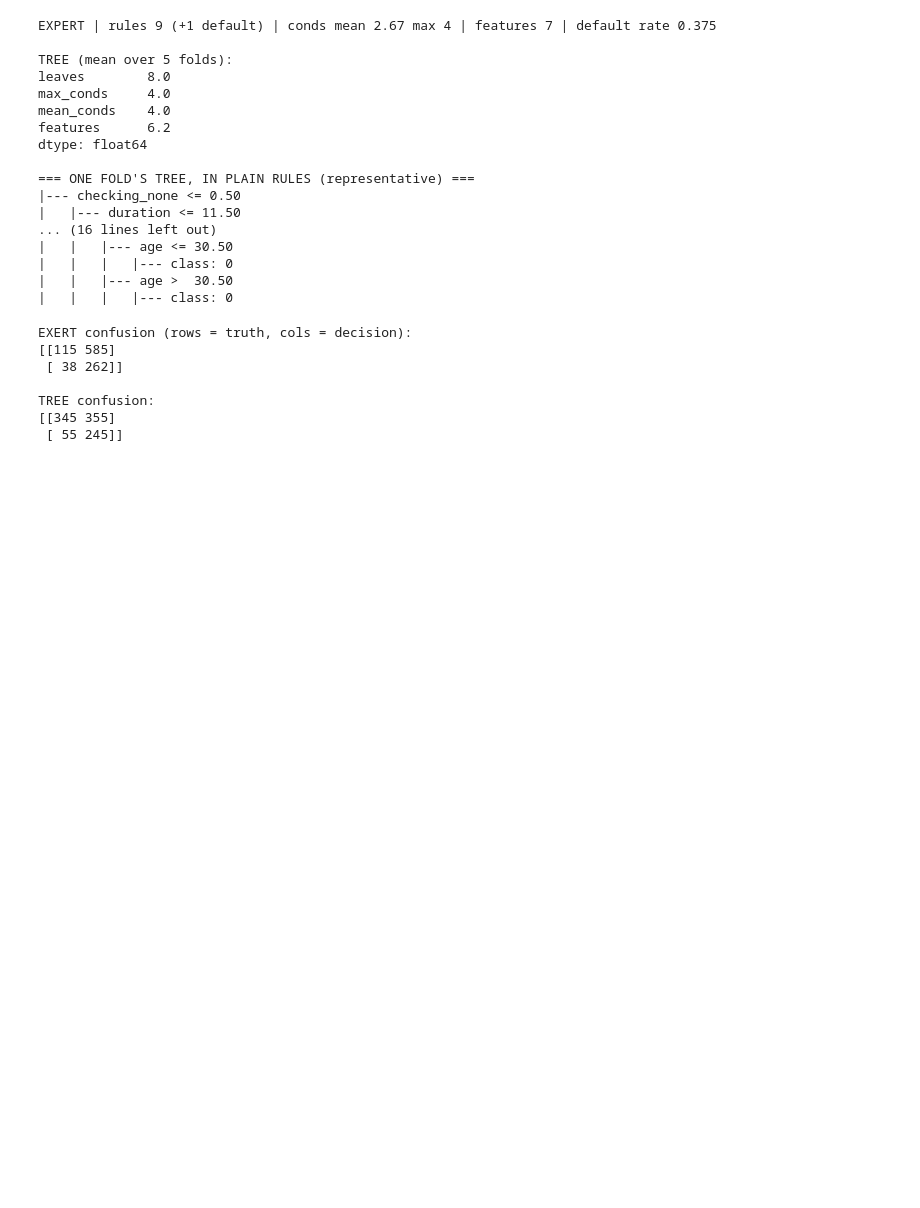
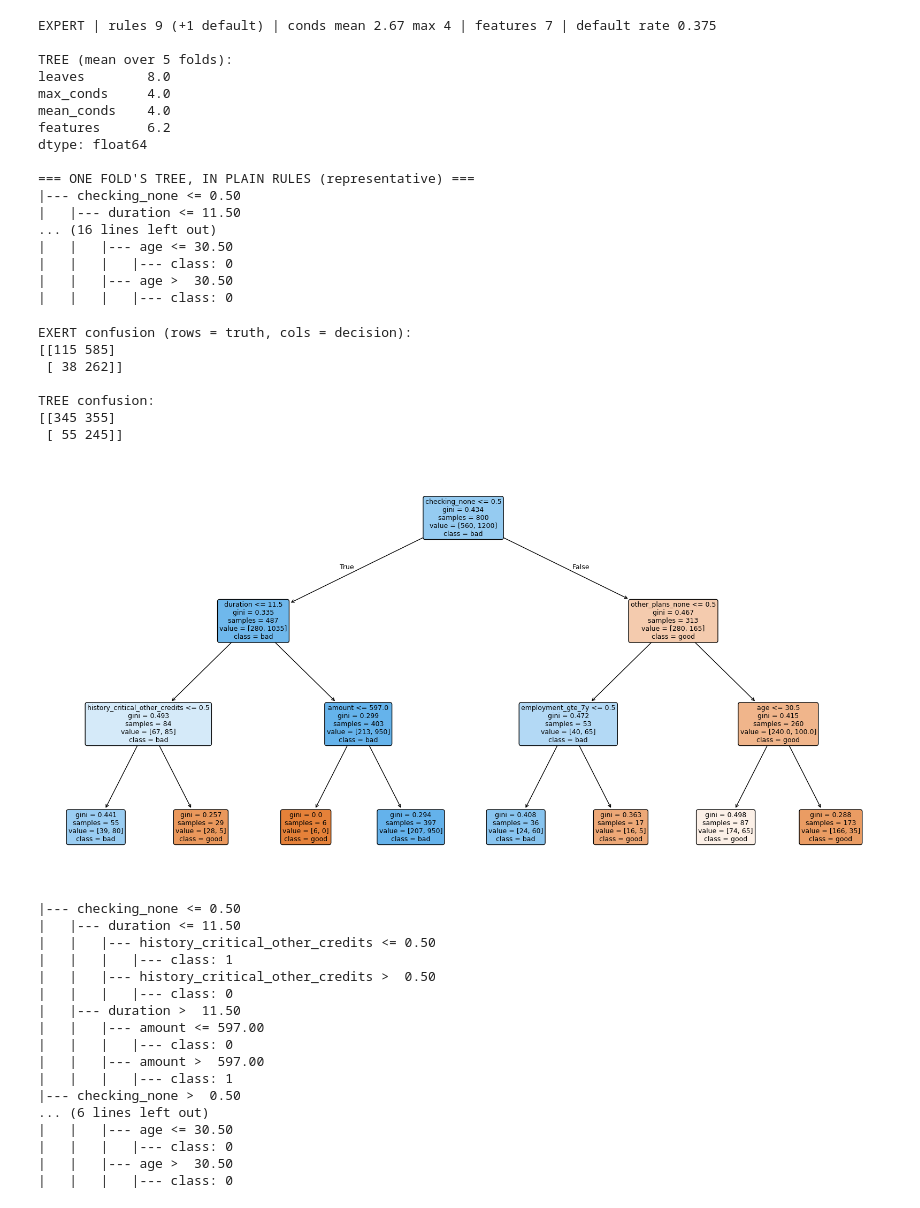
Before and after one commit to NathansG1thub/credit-risk-rule-based-ai, a Jupyter notebook: Rule_Based_AI_Assessment.ipynb, the cells around one changed output. Drawn from its saved outputs; the diff is of its cells as text; code cells hidden in the pictures; blank space fills up the shorter version.

Commit message:
last minute diagram addition

```diff
--- a/Rule_Based_AI_Assessment.ipynb
+++ b/Rule_Based_AI_Assessment.ipynb
@@ -346,3 +346,41 @@ EXERT confusion (rows = truth, cols = decision):
 TREE confusion:
 [[345 355]
  [ 55 245]]
+# %%
+import matplotlib.pyplot as plt
+from sklearn.tree import plot_tree, export_text
+
+# Same representative tree as the printed rules: the LAST fold of the same CV split
+tr, te = list(skf.split(X, y))[-1]
+t = DecisionTreeClassifier(max_depth=3, class_weight={0: 1, 1: 5},
+                           random_state=42).fit(X.iloc[tr], y.iloc[tr])
+
+# A real diagram, saved as a 300-dpi PNG
+fig, ax = plt.subplots(figsize=(16, 8))
+plot_tree(t, feature_names=list(X.columns), class_names=["good", "bad"],
+          filled=True, rounded=True, fontsize=9, ax=ax)
+fig.tight_layout()
+fig.savefig("figure1_tree.png", dpi=300, bbox_inches="tight")
+plt.show()
+
+# (Route 1 source, if you prefer the text version: screenshot this block)
+print(export_text(t, feature_names=list(X.columns)))
+# %% [output]
+[figure, added]
+|--- checking_none <= 0.50
+|   |--- duration <= 11.50
+|   |   |--- history_critical_other_credits <= 0.50
+|   |   |   |--- class: 1
+|   |   |--- history_critical_other_credits >  0.50
+|   |   |   |--- class: 0
+|   |--- duration >  11.50
+|   |   |--- amount <= 597.00
+|   |   |   |--- class: 0
+|   |   |--- amount >  597.00
+|   |   |   |--- class: 1
+|--- checking_none >  0.50
+... (6 lines left out)
+|   |   |--- age <= 30.50
+|   |   |   |--- class: 0
+|   |   |--- age >  30.50
+|   |   |   |--- class: 0
```
